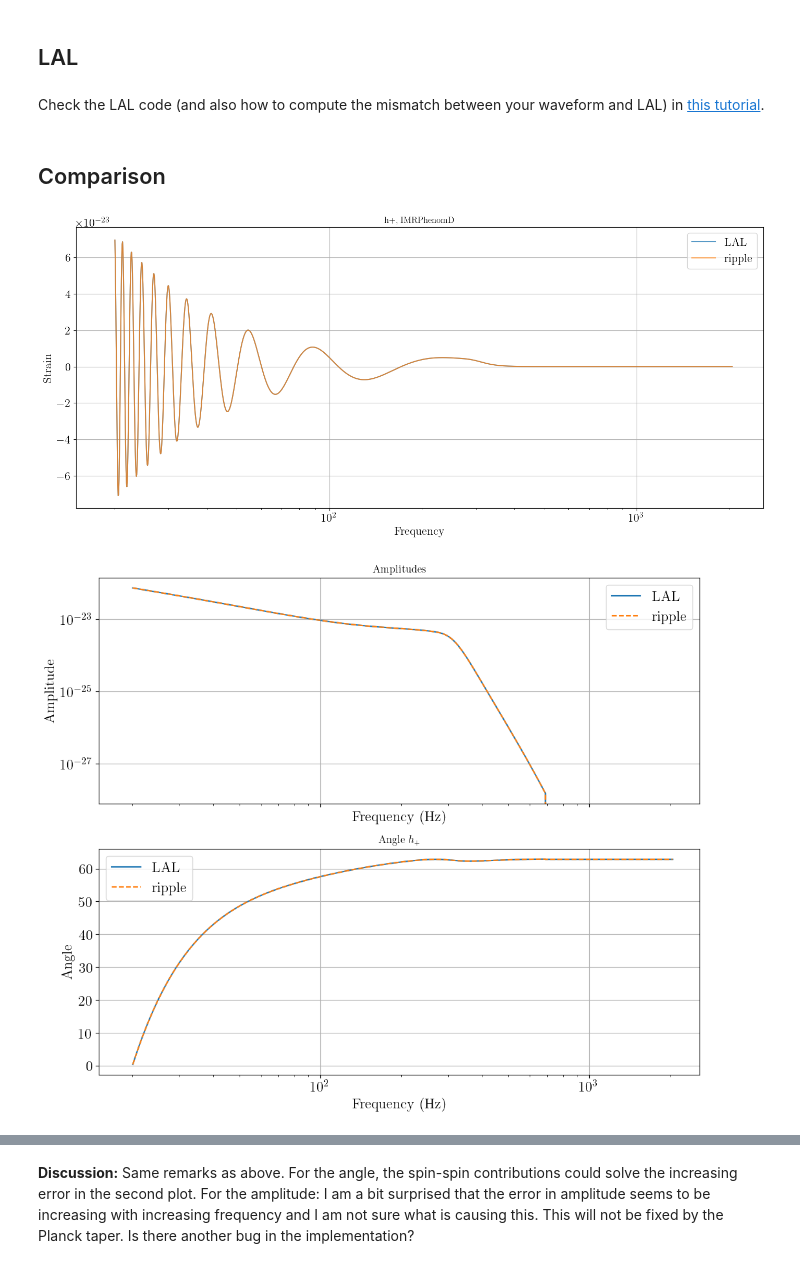
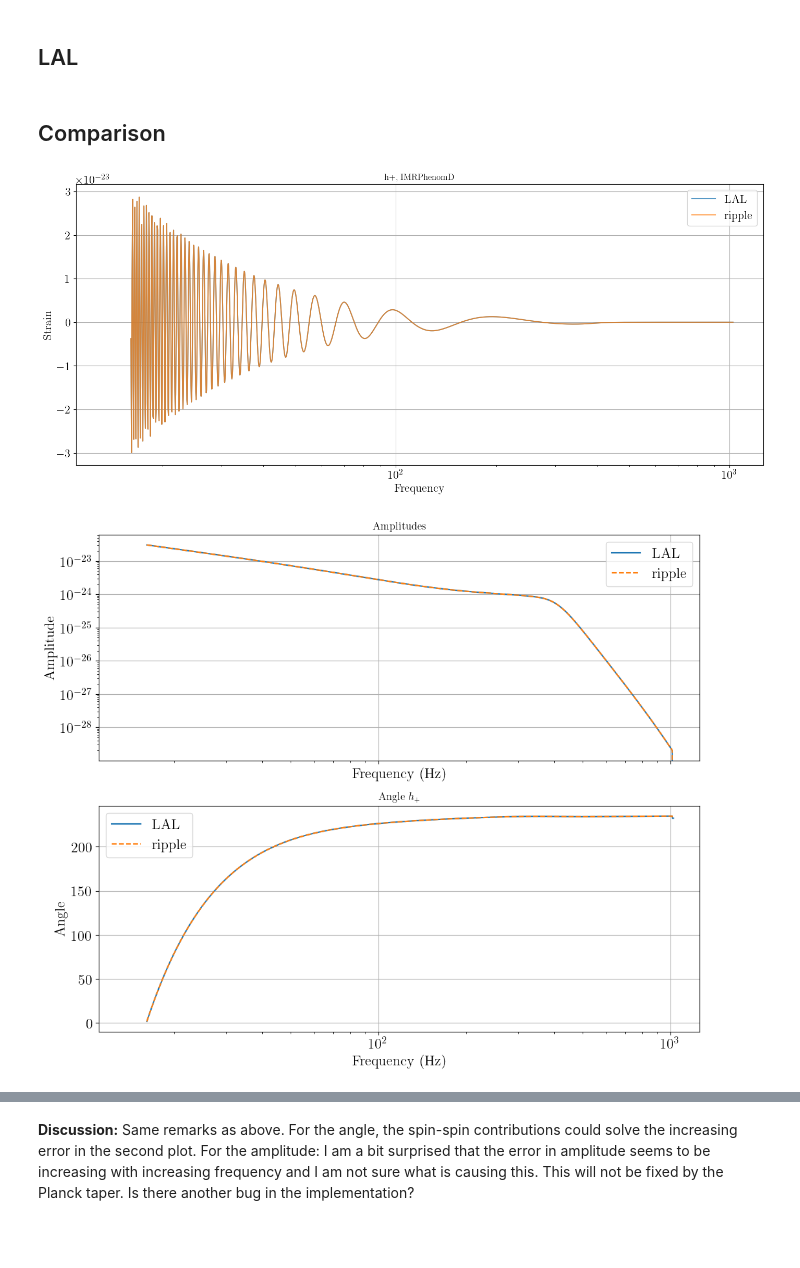
Before and after one commit to tedwards2412/ripple, a Jupyter notebook: notebooks/check_IMRPhenomD.ipynb, the cells around one changed output, grey strips where cells are left out. Saved outputs shown, nothing was run; the diff lists cells and outputs as text; code cells hidden in the pictures; blank space fills up the shorter version.

```diff
--- a/notebooks/check_IMRPhenomD.ipynb
+++ b/notebooks/check_IMRPhenomD.ipynb
@@ -33,11 +37,11 @@ The autoreload extension is already loaded. To reload it, use:
 # %% [markdown]
 We will compare waveforms with the following intrinsic parameters, which are close to the extremes on which the LAL implementation has been reviewed:
 # %%
-m1 = 30
-m2 = 29
+m1 = 10
+m2 = 30
 
-chi1 = 0.0
-chi2 = 0.0
+chi1 = 0.1
+chi2 = 0.1
 
 # lambda1 = 0
 # lambda2 = lambda1
@@ -48,16 +52,16 @@ Get the frequency grid:
 # %%
 # Frequency grid
 T = 16
-f_l = 20.0
-f_sampling = 2 * 2048
-f_u = f_sampling // 2
+f_l = 16
+f_sampling = 4096
+# f_u = f_sampling // 2
+f_u = 1024
 f_ref = f_l
 
 delta_t = 1 / f_sampling
 tlen = int(round(T / delta_t))
 freqs = np.fft.rfftfreq(tlen, delta_t)
 df = freqs[1] - freqs[0]
-# df = 0.01
 fs = freqs[(freqs > f_l) & (freqs < f_u)]
 # %% [markdown]
 ## Ripple
@@ -66,20 +70,19 @@ m1_msun = m1
 m2_msun = m2
 chi1 = chi1
 chi2 = chi2
-tc = 0
-phic = 0
+tc = 0.0
+phic = 0.0
 dist_mpc = distance
-inclination = 0.0
-polarization_angle = 0.0
+inclination = np.pi / 2.0
+
+m1_kg = m1 * lal.MSUN_SI
+m2_kg = m2 * lal.MSUN_SI
+distance = dist_mpc * 1e6 * lal.PC_SI
 
 Mc, eta = ms_to_Mc_eta(jnp.array([m1_msun, m2_msun]))
-
 theta_ripple = jnp.array([Mc, eta, chi1, chi2, dist_mpc, tc, phic, inclination])
-fs_ripple = jnp.arange(f_l, f_u, df)[1:]
 
 # And finally lets generate the waveform!
-hp_ripple, hc_ripple = IMRPhenomD.gen_IMRPhenomD_hphc(fs_ripple, theta_ripple, f_ref)
+hp_ripple, hc_ripple = IMRPhenomD.gen_IMRPhenomD_hphc(fs, theta_ripple, f_ref)
 # %% [markdown]
 ## LAL
-# %% [markdown]
-Check the LAL code (and also how to compute the mismatch between your waveform and LAL) in [this tutorial](https://github.com/tedwards2412/ripple/blob/main/test/check_waveform_match.py).
@@ -135,25 +118,22 @@ mask_lal = (freqs_lal > f_l) & (freqs_lal < f_u)
 hp_lalsuite = hp.data.data[mask_lal]
 # %% [markdown]
 ## Comparison
-# %%
-# One frequency variable, just f
-f = freqs_lal[mask_lal]
 # %%
 a = 0.75
 plt.subplots(1, 1, figsize=(17, 7))
 # plt.subplot(1, 2, 1)
 
-plt.plot(f, hp_lalsuite.real, "-", label = "LAL", alpha = a)
-plt.plot(f, hp_ripple.real, "-", label = "ripple", alpha = a)
+plt.plot(fs, hp_lalsuite.real, "-", label = "LAL", alpha = a)
+plt.plot(fs, hp_ripple.real, "-", label = "ripple", alpha = a)
 plt.title(f"h+, IMRPhenomD")
 plt.xlabel("Frequency")
 plt.ylabel("Strain")
 plt.xscale('log')
 plt.xlim(f_l - 5)
 plt.legend()
 plt.show()
 # %% [output]
-[figure, old version]
+[figure, new version]
 # %%
 A_lalsuite = jnp.abs(hp_lalsuite)
 angle_lalsuite = np.unwrap(np.angle(hp_lalsuite))
@@ -170,8 +150,8 @@ plt.subplots(2, 1, figsize=(12, 10), sharex=True)
 plt.subplot(2, 1, 1)
 
 # Plot the amplitude
-plt.plot(freqs_lal[mask_lal], A_lalsuite, "-", label = "LAL")
-plt.plot(fs_ripple, A_ripple, "--", label = "ripple")
+plt.plot(fs, A_lalsuite, "-", label = "LAL")
+plt.plot(fs, A_ripple, "--", label = "ripple")
 
 # plt.title(r"Amplitudes $h_+$ ($m_1, m_2) = ({}, {}$) ($\chi_1, \chi_2) = ({}, {}$) ($\Lambda_1, \Lambda_2) = ({}, {}$)".format(m1, m2, chi1, chi2, lambda1, lambda2))
 plt.title(r"Amplitudes")
@@ -186,12 +166,12 @@ plt.legend()
 # Plot the angle or the phase
 plt.subplot(2, 1, 2)
 if plot_angle:
-    plt.plot(freqs_lal[mask_lal], angle_lalsuite, "-", label = "LAL")
-    plt.plot(fs_ripple, angle_ripple, "--", label = "ripple")
+    plt.plot(fs, angle_lalsuite, "-", label = "LAL")
+    plt.plot(fs, angle_ripple, "--", label = "ripple")
     name = "Angle"
 else:
-    plt.plot(freqs_lal[mask_lal], angle_lalsuite, "-", label = "LAL")
-    plt.plot(fs_ripple, phase_ripple, "--", label = "ripple")
+    plt.plot(fs, angle_lalsuite, "-", label = "LAL")
+    plt.plot(fs, phase_ripple, "--", label = "ripple")
     name = "Phase"
 plt.legend()
 # plt.title(r"{} $h_+$ ($m_1, m_2) = ({}, {}$) ($\chi_1, \chi_2) = ({}, {}$) ($\Lambda_1, \Lambda_2) = ({}, {}$)".format(name, m1, m2, chi1, chi2, lambda1, lambda2))
@@ -202,7 +182,7 @@ plt.xscale('log')
 plt.xlim(f_l - 5)
 plt.show()
 # %% [output]
-[figure, old version]
+[figure, new version]
 # %%
 plt.subplots(2, 1, figsize=(12, 10), sharex=True)
 plt.subplot(2, 1, 1)
```
Also changed, not shown: parts of 11 cells of this notebook, 5 other files.
